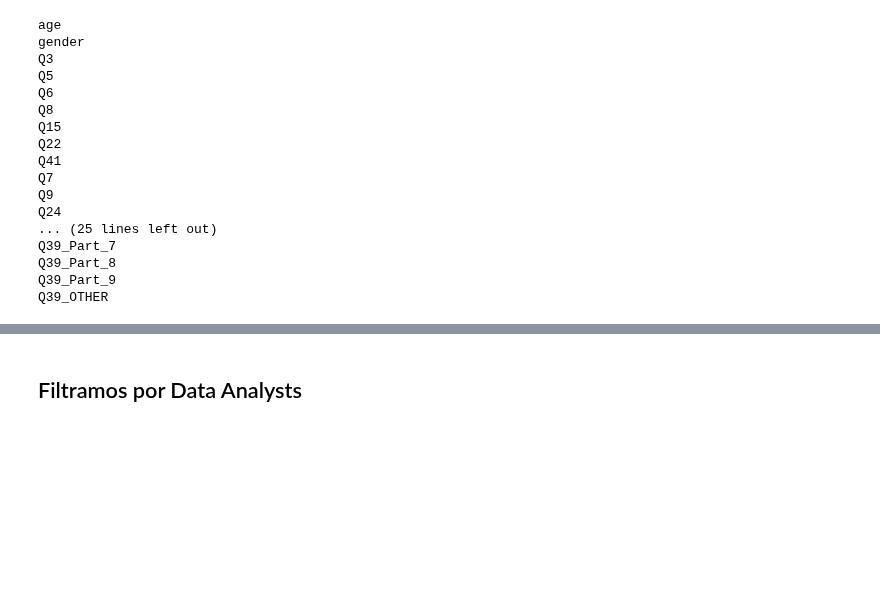
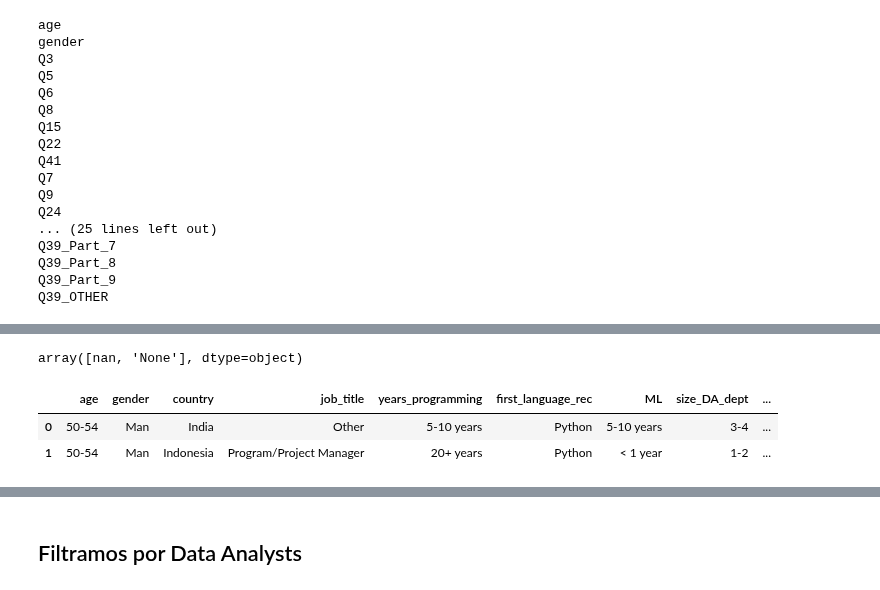
Before and after one commit to Adalab/project-da-promo-d-module-2-team-2-, a Jupyter notebook: notebooks/limpieza.ipynb, the cells around one changed output, grey strips where cells are left out. Cells and saved outputs as stored; diff of their text form; code cells hidden in the pictures; blank space fills up the shorter version.

```diff
--- a/notebooks/limpieza.ipynb
+++ b/notebooks/limpieza.ipynb
@@ -190,0 +333,11 @@ df_unido.to_csv('../datos/datos_limpios.csv')
+# %%
+df_limpio['Q10_Part_16'].unique()
+# %% [output]
+array([nan, 'None'], dtype=object)
+# %%
+df_limpio.rename(columns=diccionario_nombres, inplace=True)
+df_limpio.head(2)
+# %% [output]
+|  | age | gender | country | job_title | years_programming | first_language_rec | ML | size_DA_dept | ... |
+| 0 | 50-54 | Man | India | Other | 5-10 years | Python | 5-10 years | 3-4 | ... |
+| 1 | 50-54 | Man | Indonesia | Program/Project Manager | 20+ years | Python | < 1 year | 1-2 | ... |
```
Also changed, not shown: parts of 26 cells of this notebook, 2 other files.
